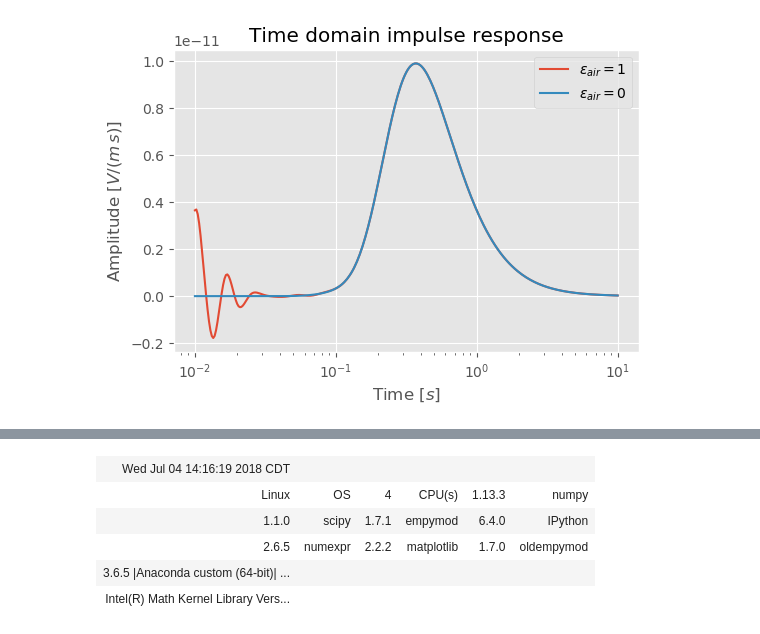
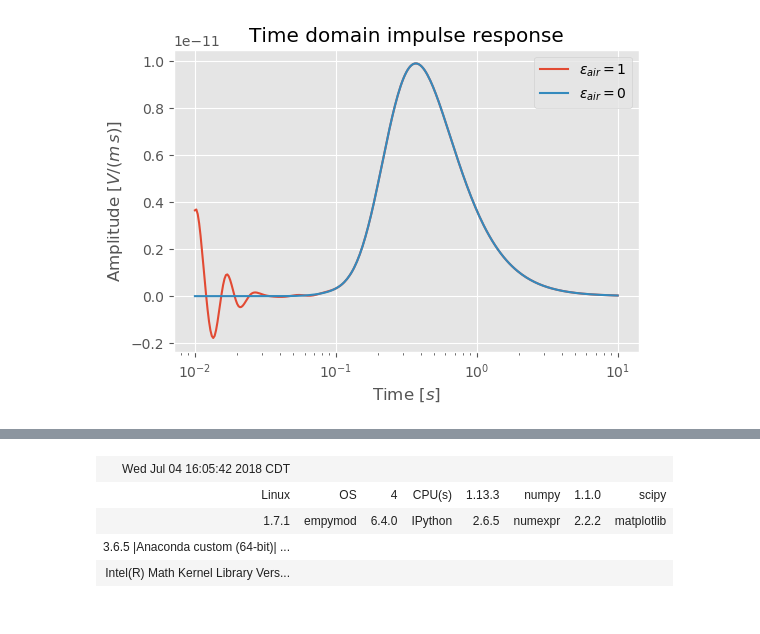
Before and after one commit to emsig/empymod-examples, a Jupyter notebook: 2c_Note_regarding_land_CSEM.ipynb, the cells around one changed output, grey strips where cells are left out. Drawn from its saved outputs; the diff is of its cells as text; code cells hidden in the pictures.

```diff
--- a/2c_Note_regarding_land_CSEM.ipynb
+++ b/2c_Note_regarding_land_CSEM.ipynb
@@ -109,9 +86,8 @@ plt.show()
 # %%
-epm.versions('HTML', add_pckg=oldepm, ncol=3)
+epm.versions('HTML')
 # %% [output]
-| Wed Jul 04 14:16:19 2018 CDT |  |  |  |  |  |
-| Linux | OS | 4 | CPU(s) | 1.13.3 | numpy |
-| 1.1.0 | scipy | 1.7.1 | empymod | 6.4.0 | IPython |
-| 2.6.5 | numexpr | 2.2.2 | matplotlib | 1.7.0 | oldempymod |
-| 3.6.5 |Anaconda custom (64-bit)| ... |  |  |  |  |  |
-| Intel(R) Math Kernel Library Vers... |  |  |  |  |  |
+| Wed Jul 04 16:05:42 2018 CDT |  |  |  |  |  |  |  |
+| Linux | OS | 4 | CPU(s) | 1.13.3 | numpy | 1.1.0 | scipy |
+| 1.7.1 | empymod | 6.4.0 | IPython | 2.6.5 | numexpr | 2.2.2 | matplotlib |
+| 3.6.5 |Anaconda custom (64-bit)| ... |  |  |  |  |  |  |  |
+| Intel(R) Math Kernel Library Vers... |  |  |  |  |  |  |  |
```
Also changed, not shown: parts of 12 cells of this notebook.
